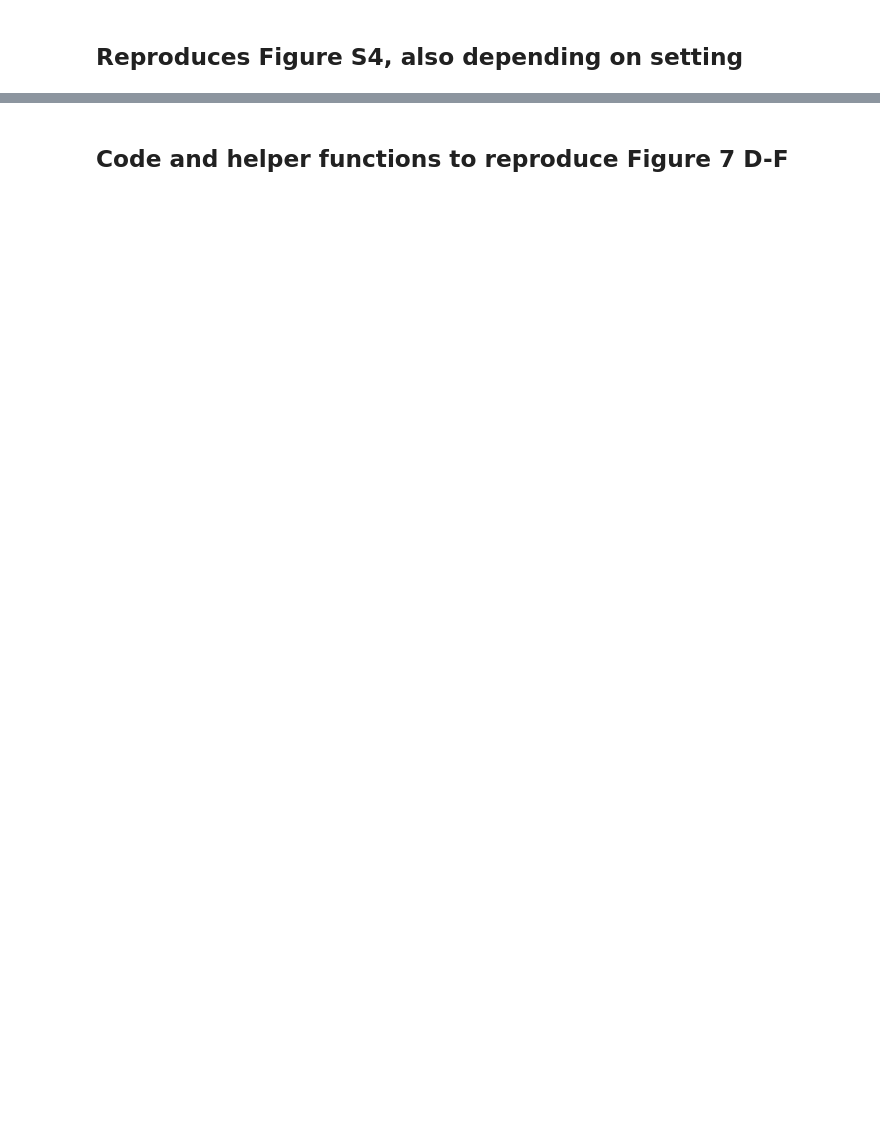
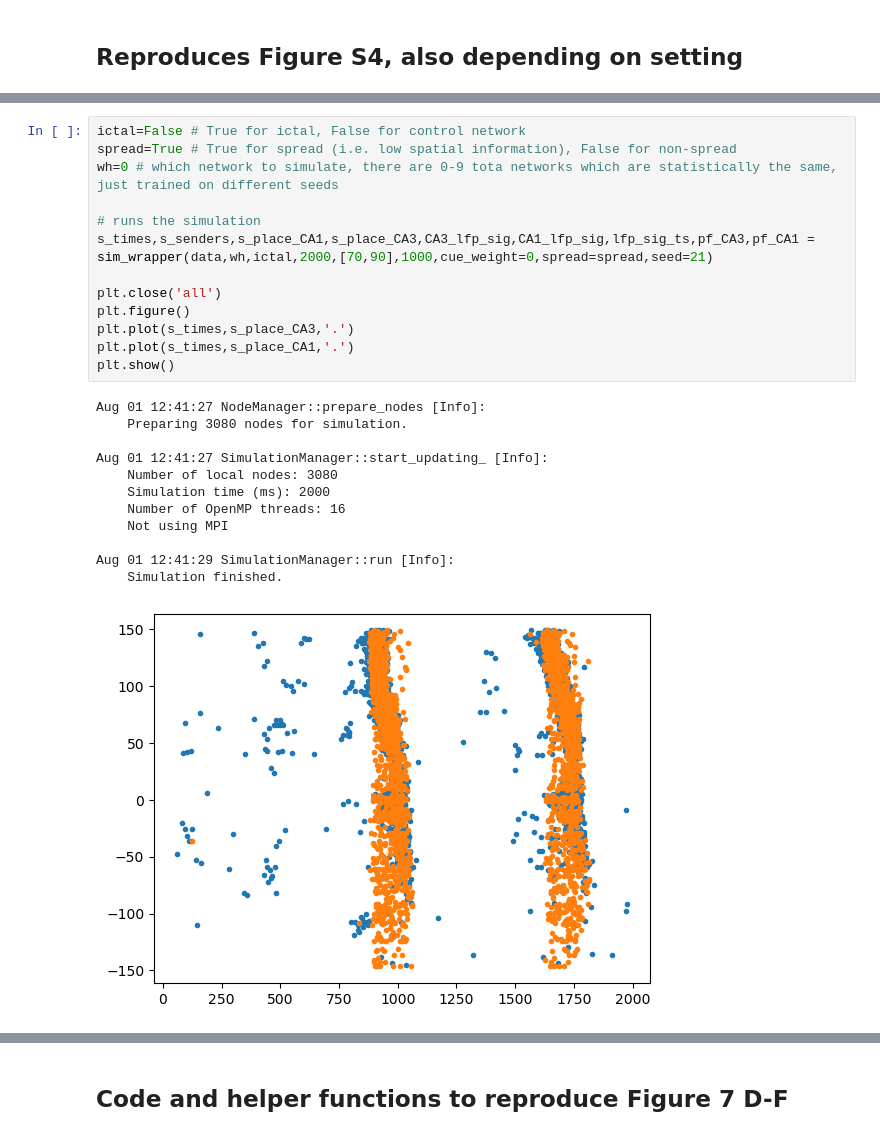
Before and after one commit to justidy1/IctalPlaceCell, a Jupyter notebook: query_replay_spread_NOTEBOOK.ipynb, the cells around one changed output, grey strips where cells are left out. Cells and saved outputs as stored; diff of their text form; blank space fills up the shorter version.

```diff
--- a/query_replay_spread_NOTEBOOK.ipynb
+++ b/query_replay_spread_NOTEBOOK.ipynb
@@ -334,0 +217,26 @@ plt.show()
+# %%
+ictal=False # True for ictal, False for control network
+spread=True # True for spread (i.e. low spatial information), False for non-spread
+wh=0 # which network to simulate, there are 0-9 tota networks which are statistically the same, just trained on different seeds
+
+# runs the simulation
+s_times,s_senders,s_place_CA1,s_place_CA3,CA3_lfp_sig,CA1_lfp_sig,lfp_sig_ts,pf_CA3,pf_CA1 = sim_wrapper(data,wh,ictal,2000,[70,90],1000,cue_weight=0,spread=spread,seed=21)
+
+plt.close('all')
+plt.figure()
+plt.plot(s_times,s_place_CA3,'.')
+plt.plot(s_times,s_place_CA1,'.')
+plt.show()
+# %% [output]
+Aug 01 12:41:27 NodeManager::prepare_nodes [Info]:
+    Preparing 3080 nodes for simulation.
+
+Aug 01 12:41:27 SimulationManager::start_updating_ [Info]:
+    Number of local nodes: 3080
+    Simulation time (ms): 2000
+    Number of OpenMP threads: 16
+    Not using MPI
+
+Aug 01 12:41:29 SimulationManager::run [Info]:
+    Simulation finished.
+[figure, added]
```
Also changed, not shown: parts of 19 cells of this notebook.
